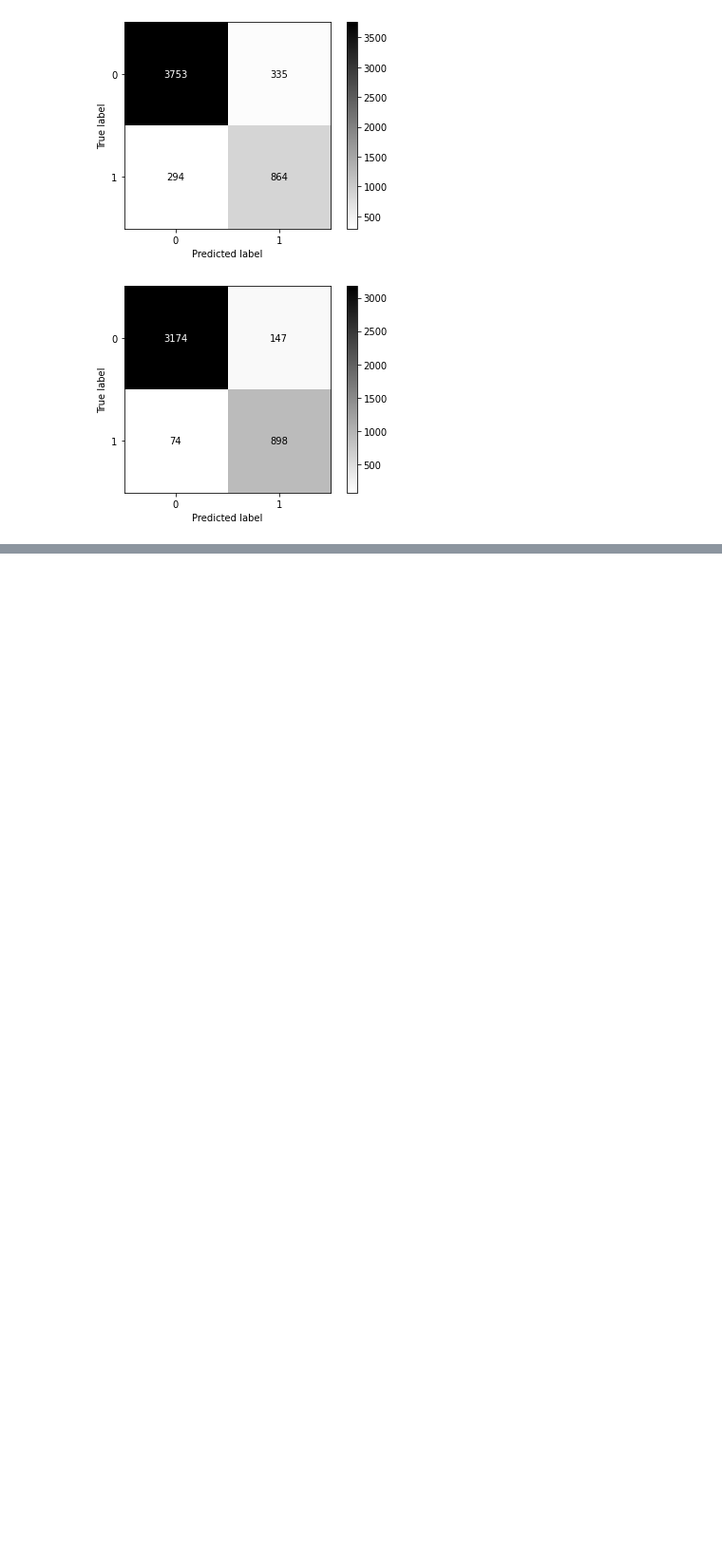
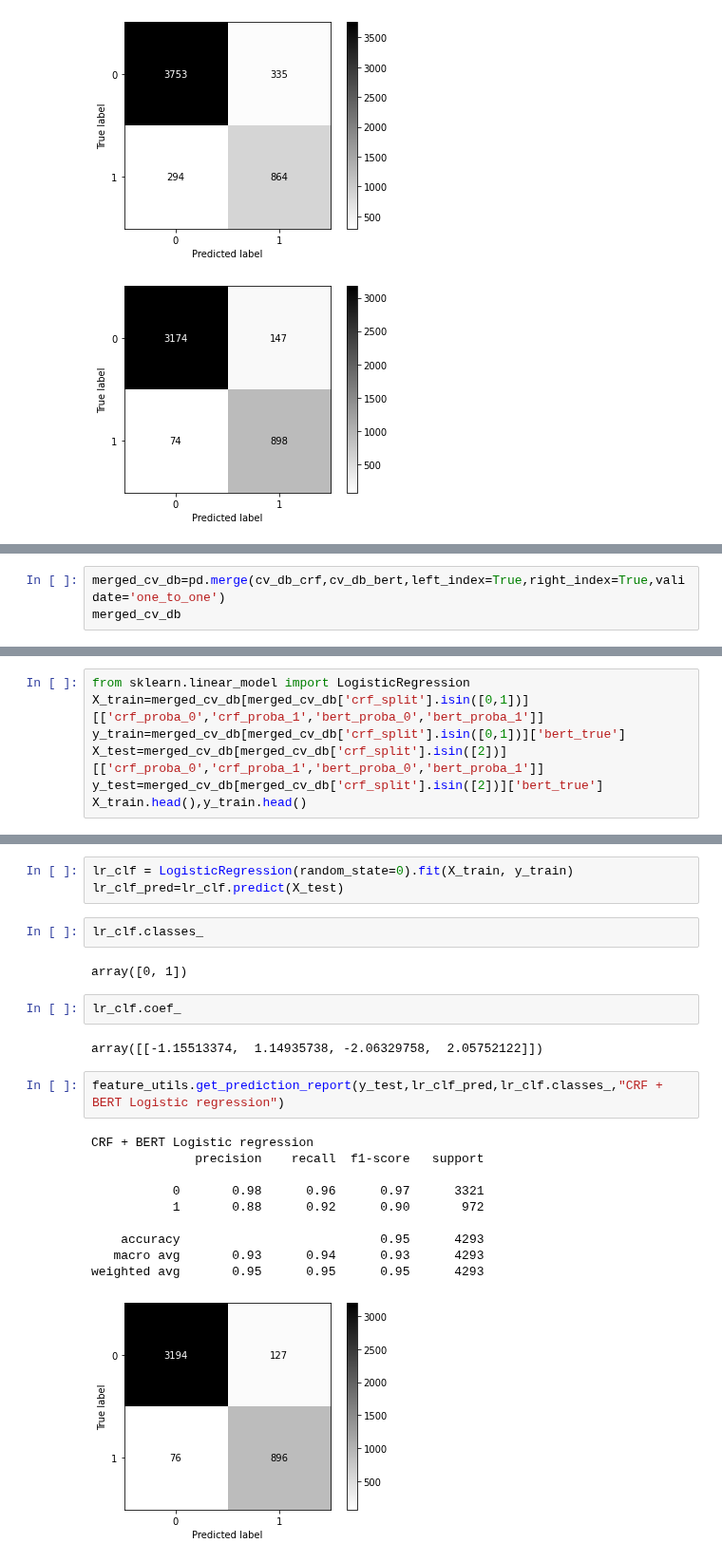
Before and after one commit to Sofy34/personal_strudy, a Jupyter notebook: thesis/15_separate_train_crf_bert.ipynb, the cells around one changed output, grey strips where cells are left out. Shown at 95% size. Cells and saved outputs as stored; diff of their text form; blank space fills up the shorter version.

Commit message:
run LogisticRegression on output of Bert and CRF, got up to .95 accuracy

```diff
--- a/thesis/15_separate_train_crf_bert.ipynb
+++ b/thesis/15_separate_train_crf_bert.ipynb
@@ -197,0 +271,3 @@ weighted avg       0.95      0.95      0.95      4293
+# %%
+merged_cv_db=pd.merge(cv_db_crf,cv_db_bert,left_index=True,right_index=True,validate='one_to_one')
+merged_cv_db
@@ -197,0 +302,7 @@ weighted avg       0.95      0.95      0.95      4293
+# %%
+from sklearn.linear_model import LogisticRegression
+X_train=merged_cv_db[merged_cv_db['crf_split'].isin([0,1])][['crf_proba_0','crf_proba_1','bert_proba_0','bert_proba_1']]
+y_train=merged_cv_db[merged_cv_db['crf_split'].isin([0,1])]['bert_true']
+X_test=merged_cv_db[merged_cv_db['crf_split'].isin([2])][['crf_proba_0','crf_proba_1','bert_proba_0','bert_proba_1']]
+y_test=merged_cv_db[merged_cv_db['crf_split'].isin([2])]['bert_true']
+X_train.head(),y_train.head()
@@ -197,0 +322,24 @@ weighted avg       0.95      0.95      0.95      4293
+# %%
+lr_clf = LogisticRegression(random_state=0).fit(X_train, y_train)
+lr_clf_pred=lr_clf.predict(X_test)
+# %%
+lr_clf.classes_
+# %% [output]
+array([0, 1])
+# %%
+lr_clf.coef_
+# %% [output]
+array([[-1.15513374,  1.14935738, -2.06329758,  2.05752122]])
+# %%
+feature_utils.get_prediction_report(y_test,lr_clf_pred,lr_clf.classes_,"CRF + BERT Logistic regression")
+# %% [output]
+CRF + BERT Logistic regression
+              precision    recall  f1-score   support
+
+           0       0.98      0.96      0.97      3321
+           1       0.88      0.92      0.90       972
+
+    accuracy                           0.95      4293
+   macro avg       0.93      0.94      0.93      4293
+weighted avg       0.95      0.95      0.95      4293
+[figure, added]
```
Also changed, not shown: parts of 28 cells of this notebook.
